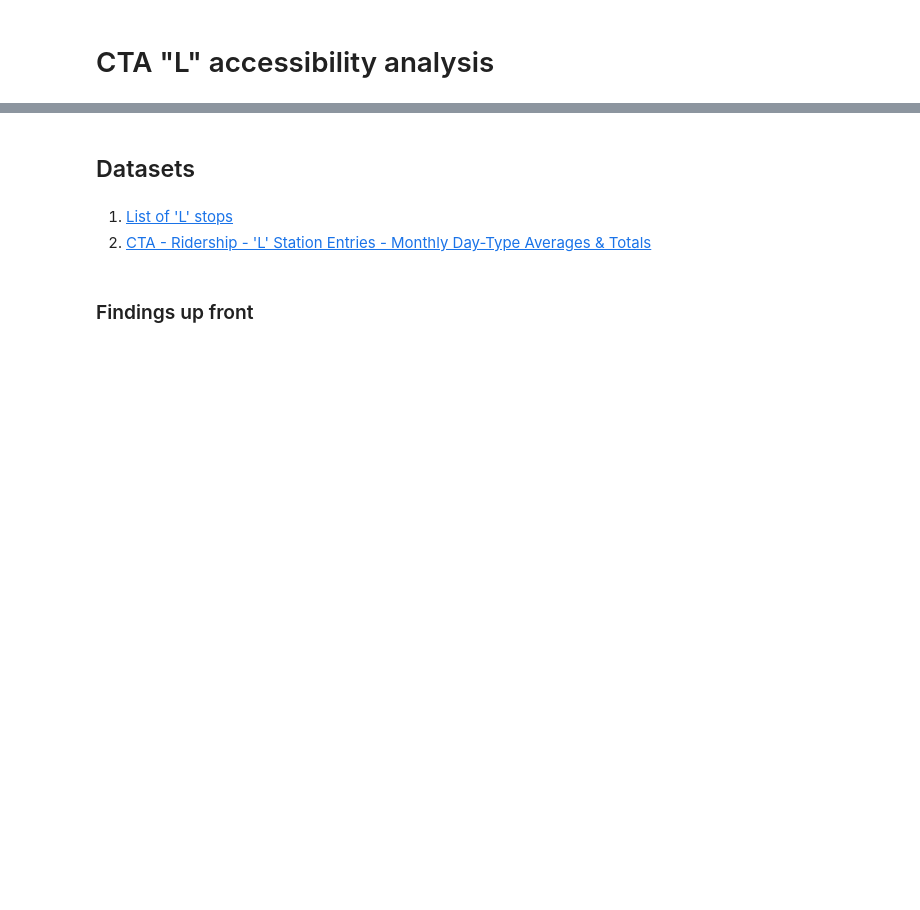
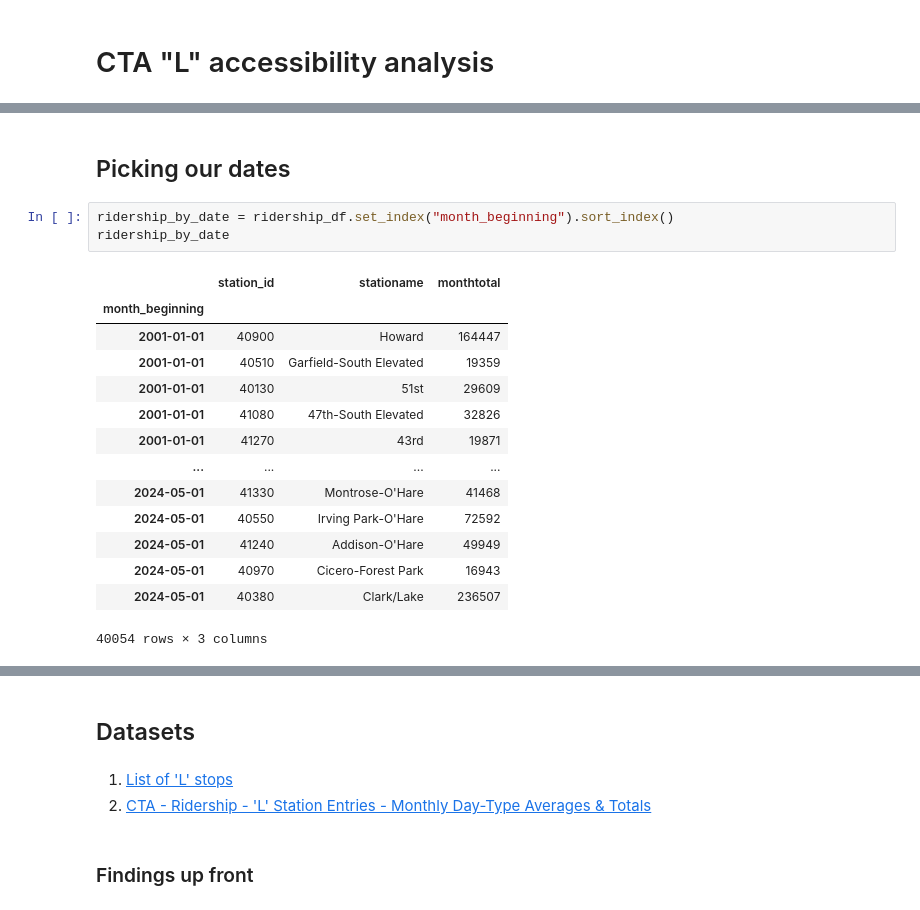
Before and after one commit to TecKnow/cta-accessibility-analysis, a Jupyter notebook: cta-accessability-data.ipynb, the cells around one changed output, grey strips where cells are left out. Drawn from its saved outputs; the diff is of its cells as text; blank space fills up the shorter version.

```diff
--- a/cta-accessability-data.ipynb
+++ b/cta-accessability-data.ipynb
@@ -2,0 +36,20 @@
+# %% [markdown]
+## Picking our dates
+# %%
+ridership_by_date = ridership_df.set_index("month_beginning").sort_index()
+ridership_by_date
+# %% [output]
+|  | station_id | stationame | monthtotal |
+| month_beginning |  |  |  |
+| 2001-01-01 | 40900 | Howard | 164447 |
+| 2001-01-01 | 40510 | Garfield-South Elevated | 19359 |
+| 2001-01-01 | 40130 | 51st | 29609 |
+| 2001-01-01 | 41080 | 47th-South Elevated | 32826 |
+| 2001-01-01 | 41270 | 43rd | 19871 |
+| ... | ... | ... | ... |
+| 2024-05-01 | 41330 | Montrose-O'Hare | 41468 |
+| 2024-05-01 | 40550 | Irving Park-O'Hare | 72592 |
+| 2024-05-01 | 41240 | Addison-O'Hare | 49949 |
+| 2024-05-01 | 40970 | Cicero-Forest Park | 16943 |
+| 2024-05-01 | 40380 | Clark/Lake | 236507 |
+40054 rows × 3 columns
```
Also changed, not shown: parts of 48 cells of this notebook.
